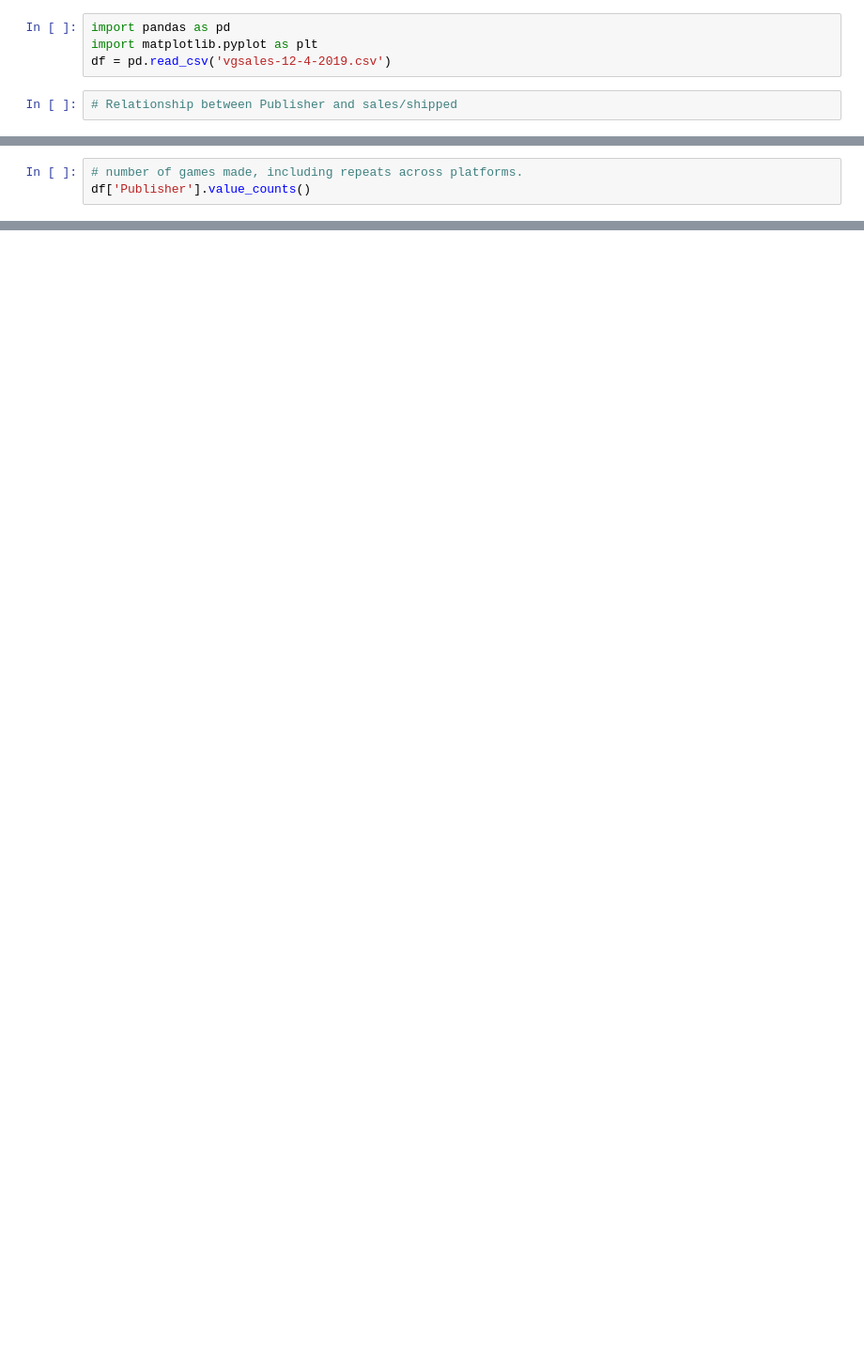
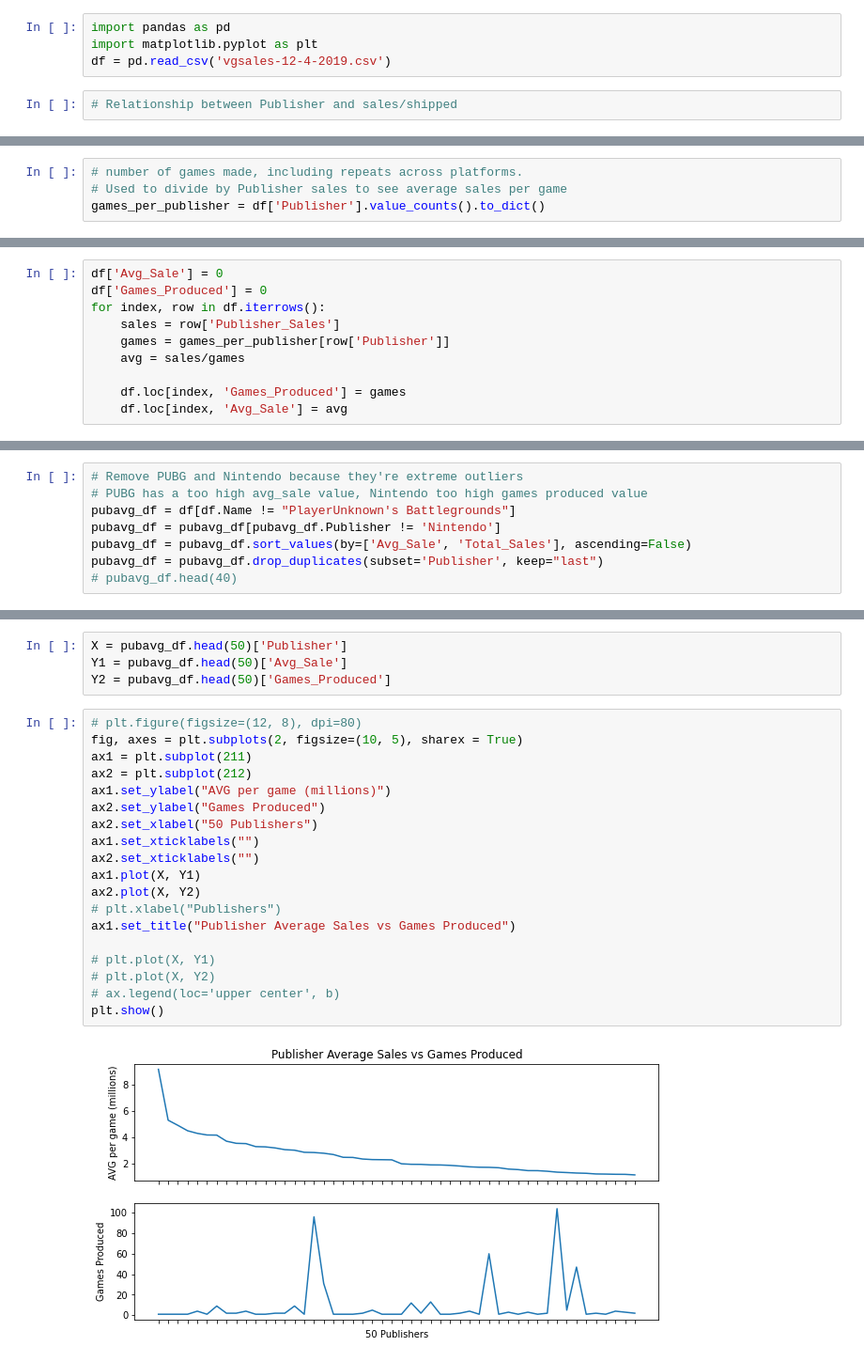
Before and after one commit to toastymcvoid/toastymcvoid.github.io, a Jupyter notebook: Final Project.ipynb, the cells around one changed output, grey strips where cells are left out. Shown at 94% size. Cells and saved outputs as stored; diff of their text form; blank space fills up the shorter version.

Commit message:
publisher

```diff
--- a/Final Project.ipynb
+++ b/Final Project.ipynb
@@ -29,3 +20,4 @@ df.head(50)
 # %%
 # number of games made, including repeats across platforms.
-df['Publisher'].value_counts()
+# Used to divide by Publisher sales to see average sales per game
+games_per_publisher = df['Publisher'].value_counts().to_dict()
@@ -44,0 +24,10 @@ Name: Publisher, Length: 3069, dtype: int64
+# %%
+df['Avg_Sale'] = 0
+df['Games_Produced'] = 0
+for index, row in df.iterrows():
+    sales = row['Publisher_Sales']
+    games = games_per_publisher[row['Publisher']]
+    avg = sales/games
+
+    df.loc[index, 'Games_Produced'] = games
+    df.loc[index, 'Avg_Sale'] = avg
@@ -44,0 +58,8 @@ Name: Publisher, Length: 3069, dtype: int64
+# %%
+# Remove PUBG and Nintendo because they're extreme outliers
+# PUBG has a too high avg_sale value, Nintendo too high games produced value
+pubavg_df = df[df.Name != "PlayerUnknown's Battlegrounds"]
+pubavg_df = pubavg_df[pubavg_df.Publisher != 'Nintendo']
+pubavg_df = pubavg_df.sort_values(by=['Avg_Sale', 'Total_Sales'], ascending=False)
+pubavg_df = pubavg_df.drop_duplicates(subset='Publisher', keep="last")
+# pubavg_df.head(40)
@@ -44,0 +84,25 @@ Name: Publisher, Length: 3069, dtype: int64
+# %%
+X = pubavg_df.head(50)['Publisher']
+Y1 = pubavg_df.head(50)['Avg_Sale']
+Y2 = pubavg_df.head(50)['Games_Produced']
+# %%
+# plt.figure(figsize=(12, 8), dpi=80)
+fig, axes = plt.subplots(2, figsize=(10, 5), sharex = True)
+ax1 = plt.subplot(211)
+ax2 = plt.subplot(212)
+ax1.set_ylabel("AVG per game (millions)")
+ax2.set_ylabel("Games Produced")
+ax2.set_xlabel("50 Publishers")
+ax1.set_xticklabels("")
+ax2.set_xticklabels("")
+ax1.plot(X, Y1)
+ax2.plot(X, Y2)
+# plt.xlabel("Publishers")
+ax1.set_title("Publisher Average Sales vs Games Produced")
+
+# plt.plot(X, Y1)
+# plt.plot(X, Y2)
+# ax.legend(loc='upper center', b)
+plt.show()
+# %% [output]
+[figure, added]
```
Also changed, not shown: parts of 8 cells of this notebook.
